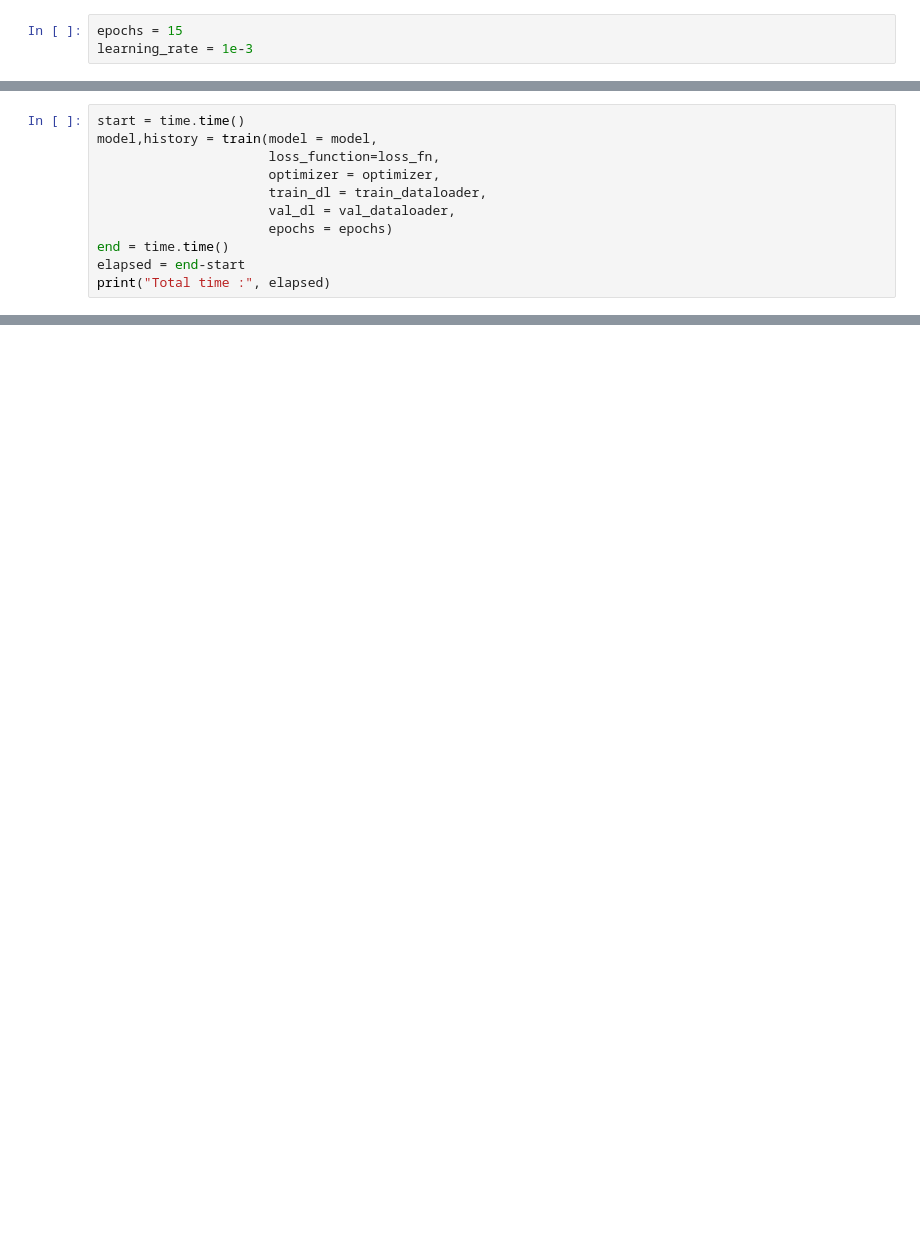
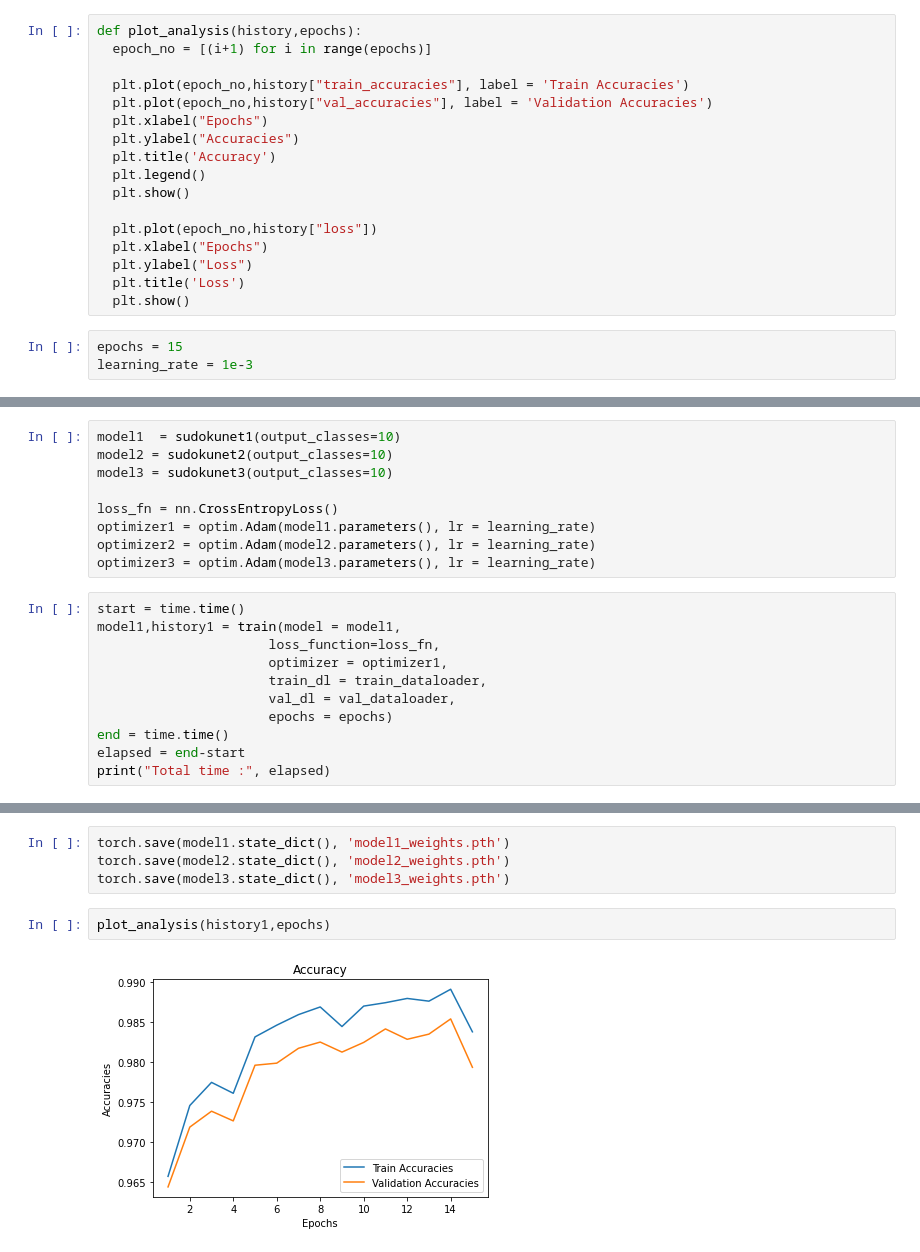
Before and after one commit to shreyas1209/Sudoku_Solver_App, a Jupyter notebook: Sudoku_train.ipynb, the cells around one changed output, grey strips where cells are left out. Drawn from its saved outputs; the diff is of its cells as text; blank space fills up the shorter version.

Commit message:
Trained 3 different models

```diff
--- a/Sudoku_train.ipynb
+++ b/Sudoku_train.ipynb
@@ -132,6 +132,23 @@ import sys
 sys.path.append('/content/gdrive/MyDrive/Sudoku/Models')
 # %%
 from sudoku_net import *
+# %%
+def plot_analysis(history,epochs):
+  epoch_no = [(i+1) for i in range(epochs)]
+
+  plt.plot(epoch_no,history["train_accuracies"], label = 'Train Accuracies')
+  plt.plot(epoch_no,history["val_accuracies"], label = 'Validation Accuracies')
+  plt.xlabel("Epochs")
+  plt.ylabel("Accuracies")
+  plt.title('Accuracy')
+  plt.legend()
+  plt.show()
+
+  plt.plot(epoch_no,history["loss"])
+  plt.xlabel("Epochs")
+  plt.ylabel("Loss")
+  plt.title('Loss')
+  plt.show()
 # %%
 epochs = 15
 learning_rate = 1e-3
@@ -142,8 +155,17 @@ optimizer = optim.Adam(model.parameters(), lr = learning_rate)
+# %%
+model1  = sudokunet1(output_classes=10)
+model2 = sudokunet2(output_classes=10)
+model3 = sudokunet3(output_classes=10)
+
+loss_fn = nn.CrossEntropyLoss()
+optimizer1 = optim.Adam(model1.parameters(), lr = learning_rate)
+optimizer2 = optim.Adam(model2.parameters(), lr = learning_rate)
+optimizer3 = optim.Adam(model3.parameters(), lr = learning_rate)
 # %%
 start = time.time()
-model,history = train(model = model,
+model1,history1 = train(model = model1,
                       loss_function=loss_fn,
-                      optimizer = optimizer,
+                      optimizer = optimizer1,
                       train_dl = train_dataloader,
                       val_dl = val_dataloader,
                       epochs = epochs)
@@ -191,0 +248,8 @@ plt.show()
+# %%
+torch.save(model1.state_dict(), 'model1_weights.pth')
+torch.save(model2.state_dict(), 'model2_weights.pth')
+torch.save(model3.state_dict(), 'model3_weights.pth')
+# %%
+plot_analysis(history1,epochs)
+# %% [output]
+[figure, added]
```
Also changed, not shown: parts of 11 cells of this notebook.
